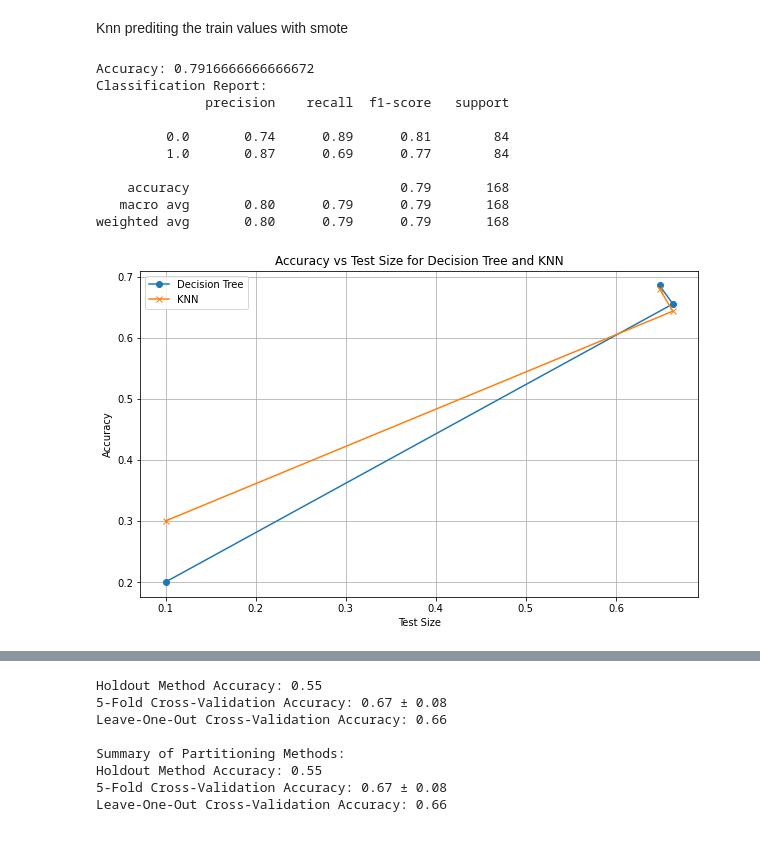
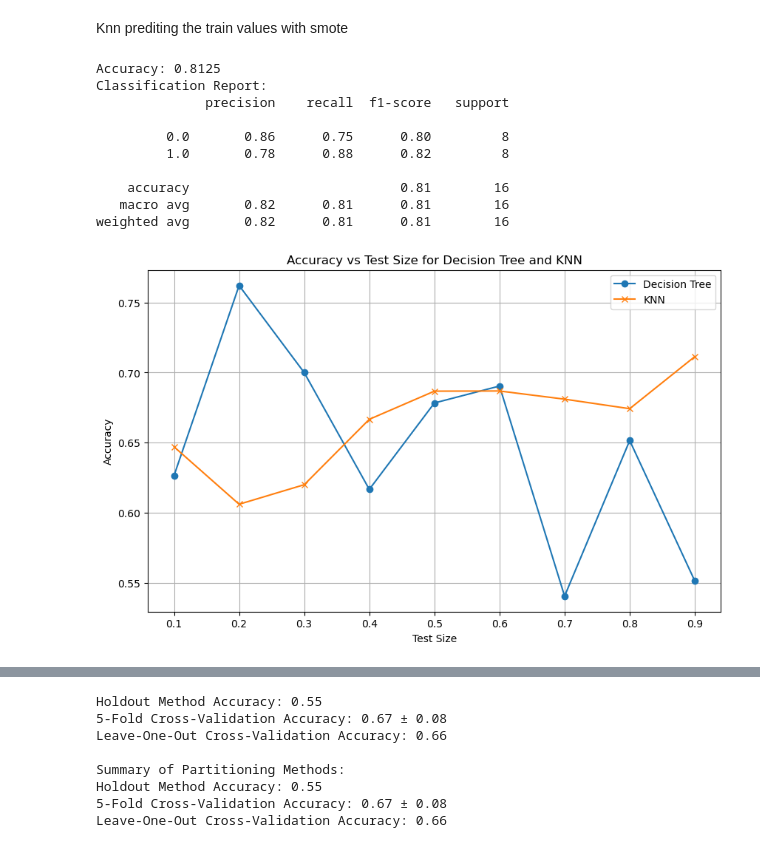
Before and after one commit to johnpierrre/DS-project, a Jupyter notebook: hepatocellular_carcinoma_analysis.ipynb, the cells around one changed output, grey strips where cells are left out. Cells and saved outputs as stored; diff of their text form; code cells hidden in the pictures.

```diff
--- a/hepatocellular_carcinoma_analysis.ipynb
+++ b/hepatocellular_carcinoma_analysis.ipynb
@@ -668,7 +699,7 @@ Knn prediting the test values
 # %%
 knn_accuracy = 0
 for i in range(40):
-    X_train, X_test, y_train, y_test = train_test_split(X, y, test_size=0.2, random_state=47)
+    X_train, X_test, y_train, y_test = train_test_split(X, y, test_size=0.9, random_state=47)
     X_train, y_train=smote.fit_resample(X_train, y_train)
     y_train_series = pd.Series(y_train)
     knn.fit(X_train, y_train)
@@ -731,7 +816,7 @@ Knn prediting the train values with smote
 # %%
 knn_accuracy = 0
 for i in range(40):
-    X_train, X_test, y_train, y_test = train_test_split(X, y, test_size=0.2, random_state=47)
+    X_train, X_test, y_train, y_test = train_test_split(X, y, test_size=0.9, random_state=47)
     X_train, y_train = smote.fit_resample(X_train, y_train)
     y_train_series = pd.Series(y_train)
     knn.fit(X_train, y_train)
@@ -744,17 +829,28 @@ print("Accuracy:", knn_accuracy)
 print("Classification Report:")
 print(classification_report(y_train, y_pred))
 # %% [output]
-Accuracy: 0.7916666666666672
+Accuracy: 0.8125
 Classification Report:
               precision    recall  f1-score   support
 
-         0.0       0.74      0.89      0.81        84
-         1.0       0.87      0.69      0.77        84
+         0.0       0.86      0.75      0.80         8
+         1.0       0.78      0.88      0.82         8
 
-    accuracy                           0.79       168
-   macro avg       0.80      0.79      0.79       168
-weighted avg       0.80      0.79      0.79       168
+    accuracy                           0.81        16
+   macro avg       0.82      0.81      0.81        16
+weighted avg       0.82      0.81      0.81        16
 # %%
+import numpy as np
+import pandas as pd
+import matplotlib.pyplot as plt
+from sklearn.model_selection import train_test_split
+from sklearn.tree import DecisionTreeClassifier
+from sklearn.neighbors import KNeighborsClassifier
+from sklearn.metrics import accuracy_score
+from imblearn.over_sampling import SMOTE
+
+# Assuming you have initialized df_clean and smote earlier
+
 train_df_np = df_clean.to_numpy()
 X, y = train_df_np[:, :-1], train_df_np[:, -1]
 
@@ -765,44 +861,46 @@ knn_accuracies = []
 
 dt_model = DecisionTreeClassifier()
 k = 3
-knn_model = KNeighborsClassifier(n_neighbors=k)
 
 for test_size in test_sizes:
     dt_accuracy = 0
     knn_accuracy = 0
-    for _ in range(40):
-        X_train, X_test, y_train, y_test = train_test_split(X, y, test_size=test_size)
+    for _ in range(20):
+        X_train, X_test, y_train, y_test = train_test_split(X, y, test_size=test_size, random_state=47)
 
         # Decision Tree
-        dt_model.fit(X_train, y_train)
+        sm = SMOTE(random_state=42)
+        X_train_resampled, y_train_resampled = sm.fit_resample(X_train, y_train)
+        dt_model.fit(X_train_resampled, y_train_resampled)
         dt_predictions = dt_model.predict(X_test)
         dt_accuracy += accuracy_score(y_test, dt_predictions)
 
         # KNN
+        knn_model = KNeighborsClassifier(n_neighbors=k)
         knn_model.fit(X_train, y_train)
         knn_predictions = knn_model.predict(X_test)
         knn_accuracy += accuracy_score(y_test, knn_predictions)
 
-    dt_accuracies.append(dt_accuracy / 40)
-    knn_accuracies.append(knn_accuracy / 40)
+    dt_accuracies.append(dt_accuracy / 20)
+    knn_accuracies.append(knn_accuracy / 20)
 
 results_df = pd.DataFrame({
     'Test Size': test_sizes,
     'Decision Tree Accuracy': dt_accuracies,
     'KNN Accuracy': knn_accuracies
 })
 
 plt.figure(figsize=(10, 6))
-plt.plot(results_df.to_numpy()[0], results_df.to_numpy()[1], marker='o', label='Decision Tree')
-plt.plot(results_df.to_numpy()[0], results_df.to_numpy()[2], marker='x', label='KNN')
+plt.plot(results_df['Test Size'], results_df['Decision Tree Accuracy'], marker='o', label='Decision Tree')
+plt.plot(results_df['Test Size'], results_df['KNN Accuracy'], marker='x', label='KNN')
 plt.xlabel('Test Size')
 plt.ylabel('Accuracy')
 plt.title('Accuracy vs Test Size for Decision Tree and KNN')
 plt.legend()
 plt.grid(True)
 plt.show()
 # %% [output]
-[figure, old version]
+[figure, new version]
 # %%
 from sklearn.model_selection import learning_curve, validation_curve
 
```
Also changed, not shown: parts of 15 cells of this notebook.
